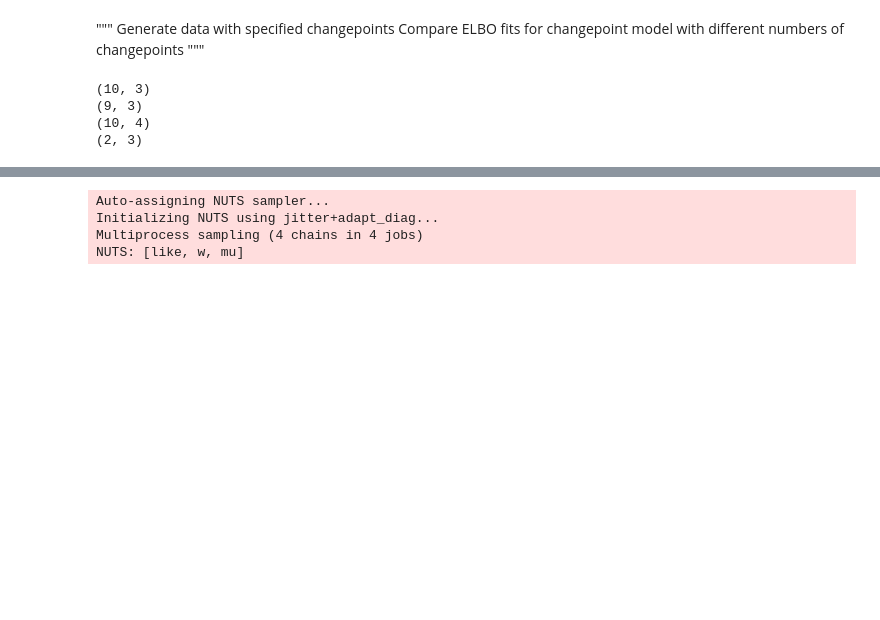
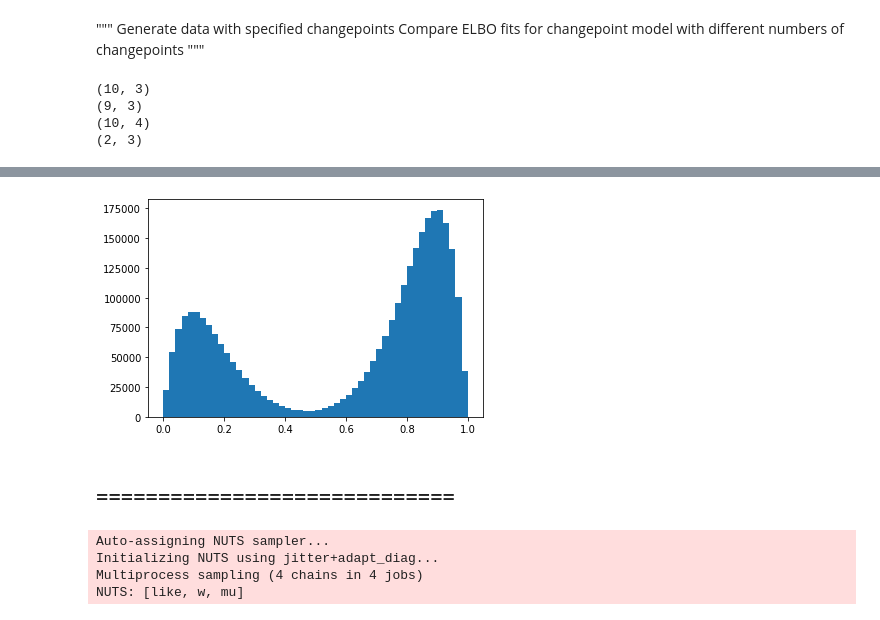
Before and after one commit to abuzarmahmood/firing_space_plot, a Jupyter notebook: changepoint_mcmc/ipython_notebooks/2d_beta_mixture_changepoint.ipynb, the cells around one changed output, grey strips where cells are left out. Cells and saved outputs as stored; diff of their text form; code cells hidden in the pictures; blank space fills up the shorter version.

```diff
--- a/changepoint_mcmc/ipython_notebooks/2d_beta_mixture_changepoint.ipynb
+++ b/changepoint_mcmc/ipython_notebooks/2d_beta_mixture_changepoint.ipynb
@@ -84,3 +153,13 @@ print(mean_vals)
+# %%
+with model:
+    ppc_trace = pm.sample_posterior_predictive(trace, var_names=["like"])
+# %%
+ppc_trace['like'].shape
+plt.hist(ppc_trace['like'].flatten(),bins=50);
+# %% [output]
+[figure, added]
+# %% [markdown]
+## =============================
 # %%
 npop = 5
 nd = (1, 2)
```
Also changed, not shown: parts of 17 cells of this notebook.
